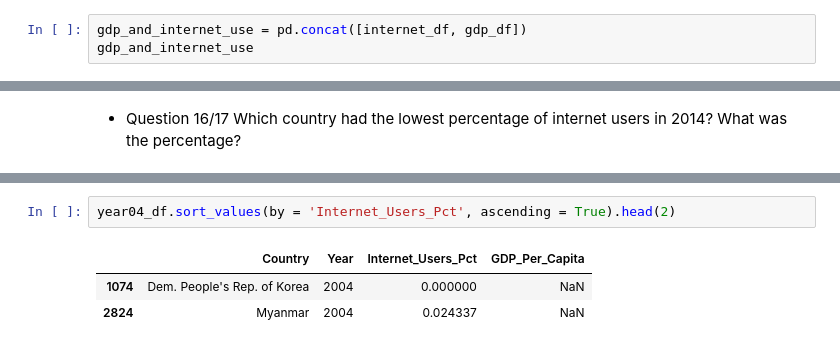
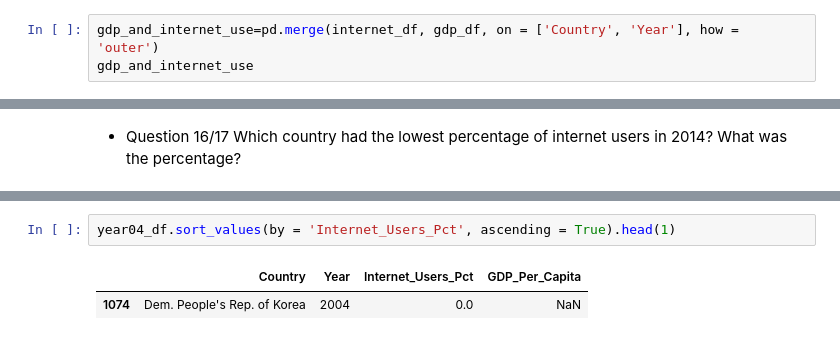
Before and after one commit to NSS-Full-Time-Data-Analytics-7/gdp-and-internet-usage-LaurenDellaRusso, a Jupyter notebook: notebooks/UN _data.ipynb, the cells around one changed output, grey strips where cells are left out. Drawn from its saved outputs; the diff is of its cells as text.

```diff
--- a/notebooks/UN _data.ipynb
+++ b/notebooks/UN _data.ipynb
@@ -209,7 +207,7 @@ internet_df
 # %% [markdown]
  - Question 10  Merge the two DataFrames to one. Merge **all rows** from each of the two DataFrames. Call the new DataFrame `gdp_and_internet_use`.
 # %%
-gdp_and_internet_use = pd.concat([internet_df, gdp_df])
+gdp_and_internet_use=pd.merge(internet_df, gdp_df, on = ['Country', 'Year'], how = 'outer')
 gdp_and_internet_use
 # %% [output]
 |  | Country | Year | Internet_Users_Pct | GDP_Per_Capita |
@@ -348,7 +345,6 @@ year14_df.sort_values(by = 'Internet_Users_Pct', ascending = True).head(2)
 # %%
-year04_df.sort_values(by = 'Internet_Users_Pct', ascending = True).head(2)
+year04_df.sort_values(by = 'Internet_Users_Pct', ascending = True).head(1)
 # %% [output]
 |  | Country | Year | Internet_Users_Pct | GDP_Per_Capita |
-| 1074 | Dem. People's Rep. of Korea | 2004 | 0.000000 | NaN |
-| 2824 | Myanmar | 2004 | 0.024337 | NaN |
+| 1074 | Dem. People's Rep. of Korea | 2004 | 0.0 | NaN |
 # %%
```
Also changed, not shown: parts of 55 cells of this notebook.
